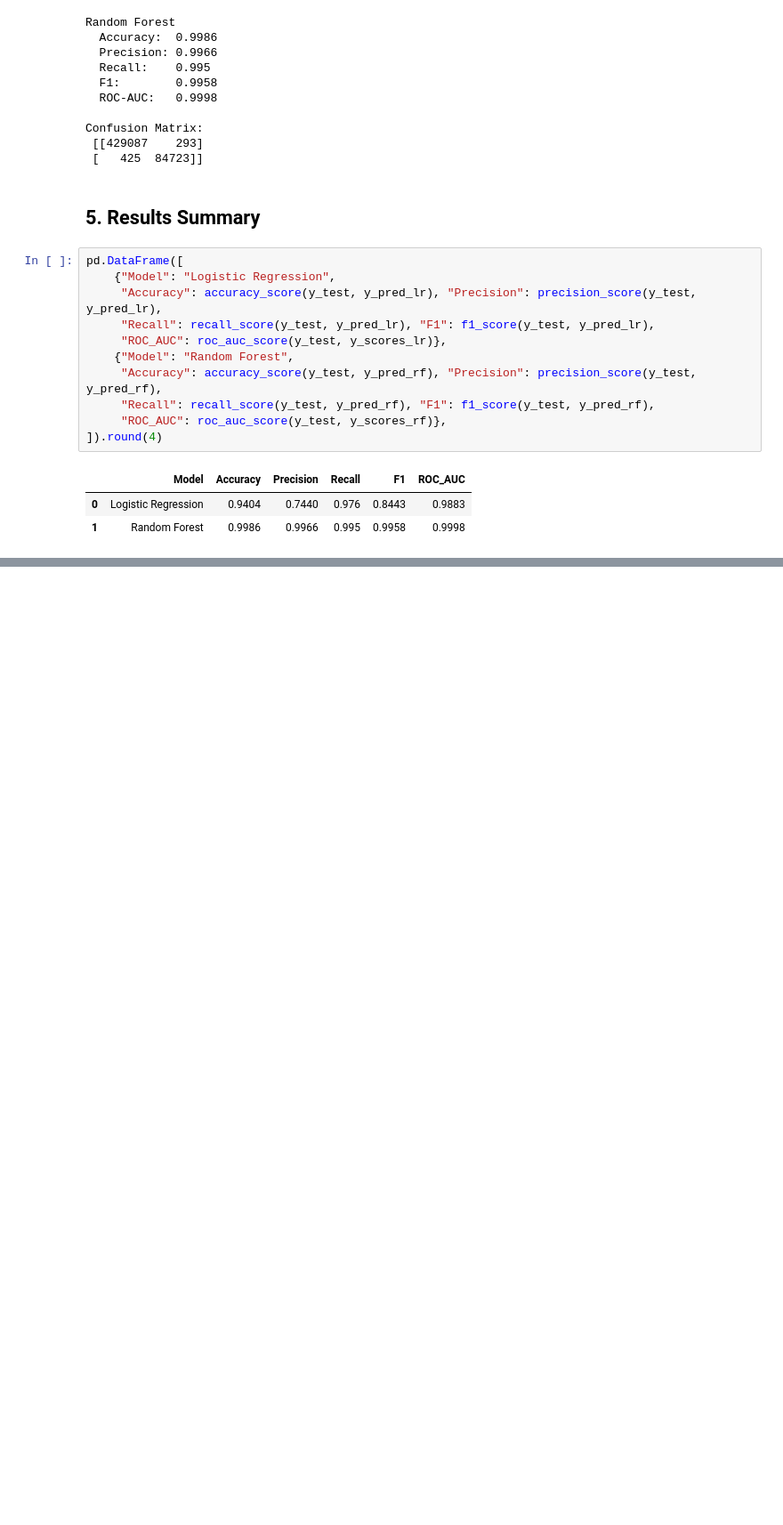
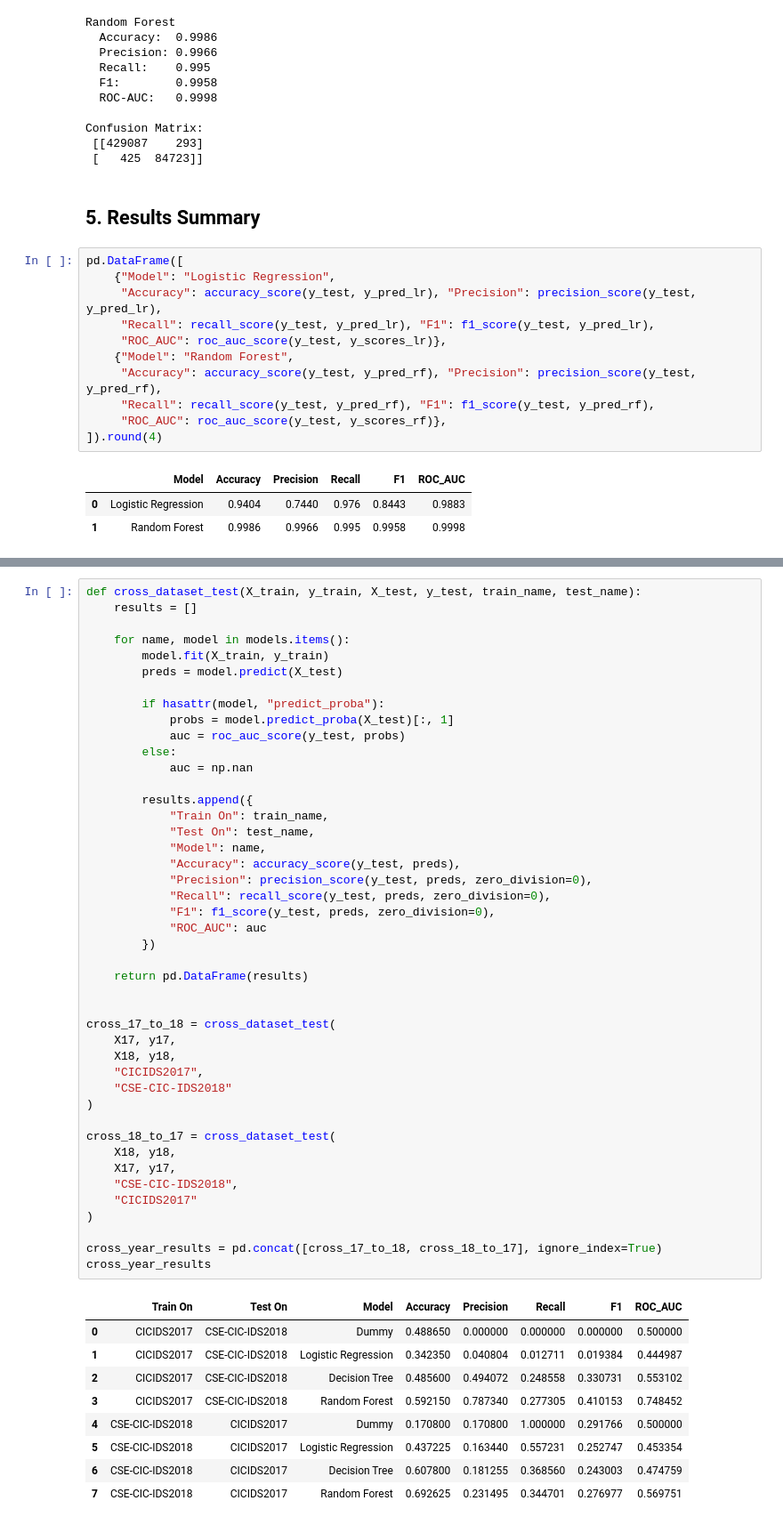
Before and after one commit to YP1545/IDS_project, a Jupyter notebook: notebooks/binary_multi_file_experiments.ipynb, the cells around one changed output, grey strips where cells are left out. Shown at 89% size. Drawn from its saved outputs; the diff is of its cells as text; blank space fills up the shorter version.

```diff
--- a/notebooks/binary_multi_file_experiments.ipynb
+++ b/notebooks/binary_multi_file_experiments.ipynb
@@ -166,0 +422,54 @@ pd.DataFrame([
+# %%
+def cross_dataset_test(X_train, y_train, X_test, y_test, train_name, test_name):
+    results = []
+
+    for name, model in models.items():
+        model.fit(X_train, y_train)
+        preds = model.predict(X_test)
+
+        if hasattr(model, "predict_proba"):
+            probs = model.predict_proba(X_test)[:, 1]
+            auc = roc_auc_score(y_test, probs)
+        else:
+            auc = np.nan
+
+        results.append({
+            "Train On": train_name,
+            "Test On": test_name,
+            "Model": name,
+            "Accuracy": accuracy_score(y_test, preds),
+            "Precision": precision_score(y_test, preds, zero_division=0),
+            "Recall": recall_score(y_test, preds, zero_division=0),
+            "F1": f1_score(y_test, preds, zero_division=0),
+            "ROC_AUC": auc
+        })
+
+    return pd.DataFrame(results)
+
+
+cross_17_to_18 = cross_dataset_test(
+    X17, y17,
+    X18, y18,
+    "CICIDS2017",
+    "CSE-CIC-IDS2018"
+)
+
+cross_18_to_17 = cross_dataset_test(
+    X18, y18,
+    X17, y17,
+    "CSE-CIC-IDS2018",
+    "CICIDS2017"
+)
+
+cross_year_results = pd.concat([cross_17_to_18, cross_18_to_17], ignore_index=True)
+cross_year_results
+# %% [output]
+|  | Train On | Test On | Model | Accuracy | Precision | Recall | F1 | ROC_AUC |
+| 0 | CICIDS2017 | CSE-CIC-IDS2018 | Dummy | 0.488650 | 0.000000 | 0.000000 | 0.000000 | 0.500000 |
+| 1 | CICIDS2017 | CSE-CIC-IDS2018 | Logistic Regression | 0.342350 | 0.040804 | 0.012711 | 0.019384 | 0.444987 |
+| 2 | CICIDS2017 | CSE-CIC-IDS2018 | Decision Tree | 0.485600 | 0.494072 | 0.248558 | 0.330731 | 0.553102 |
+| 3 | CICIDS2017 | CSE-CIC-IDS2018 | Random Forest | 0.592150 | 0.787340 | 0.277305 | 0.410153 | 0.748452 |
+| 4 | CSE-CIC-IDS2018 | CICIDS2017 | Dummy | 0.170800 | 0.170800 | 1.000000 | 0.291766 | 0.500000 |
+| 5 | CSE-CIC-IDS2018 | CICIDS2017 | Logistic Regression | 0.437225 | 0.163440 | 0.557231 | 0.252747 | 0.453354 |
+| 6 | CSE-CIC-IDS2018 | CICIDS2017 | Decision Tree | 0.607800 | 0.181255 | 0.368560 | 0.243003 | 0.474759 |
+| 7 | CSE-CIC-IDS2018 | CICIDS2017 | Random Forest | 0.692625 | 0.231495 | 0.344701 | 0.276977 | 0.569751 |
```
Also changed, not shown: parts of 8 cells of this notebook, 5 other files.
